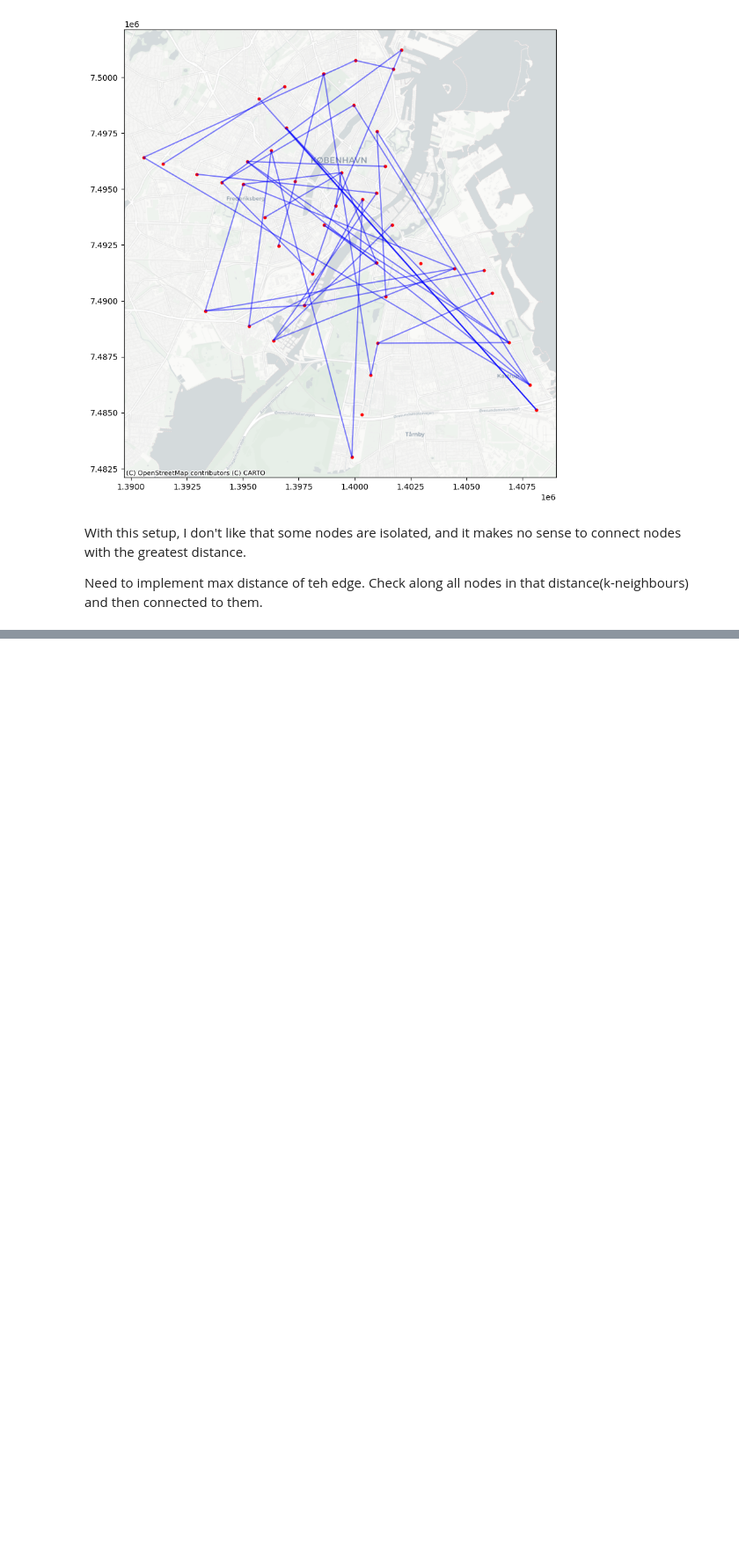
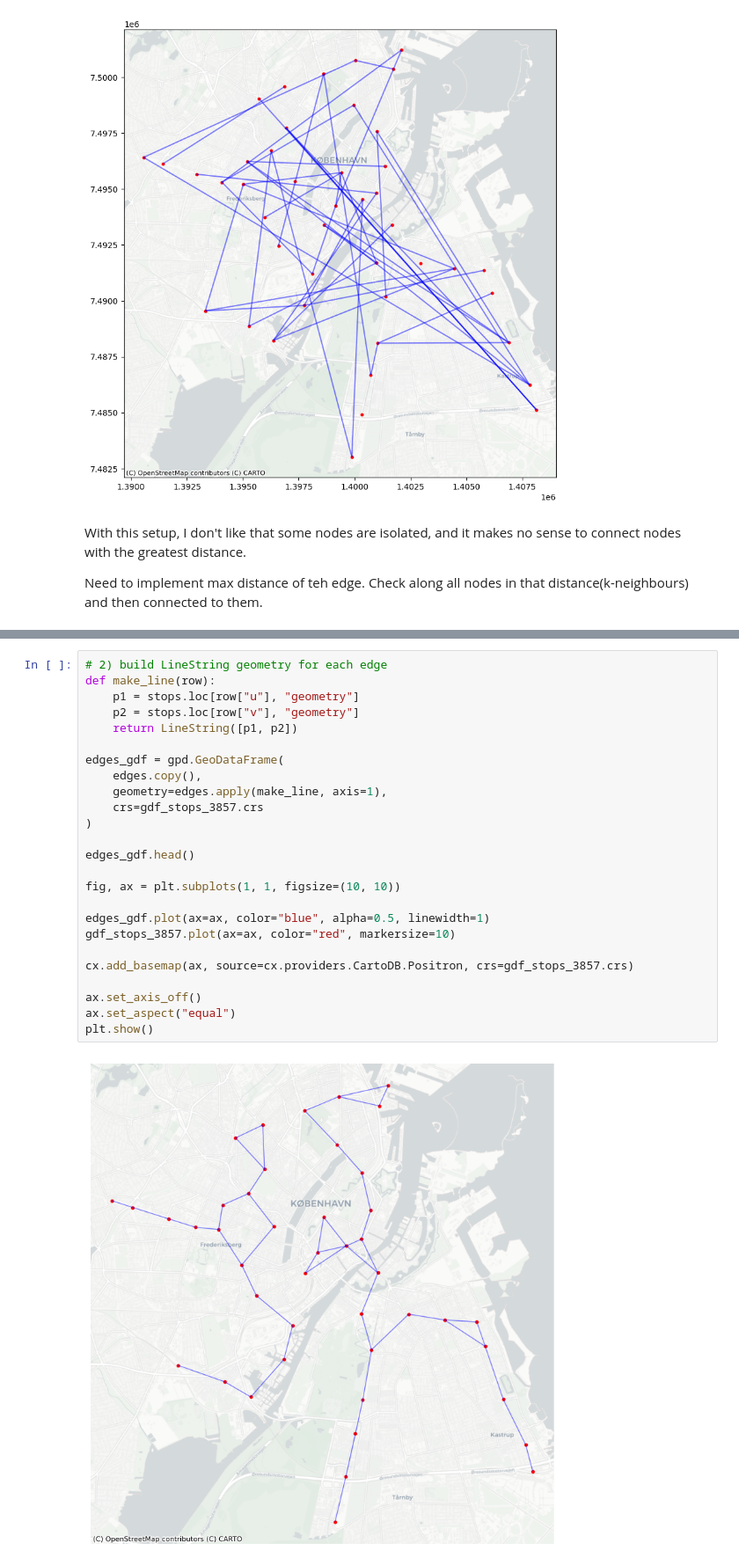
Before and after one commit to jevgbur/Genetic-algorithms-metro-optimization, a Jupyter notebook: basic_genetic/basic_genetic_Jev.ipynb, the cells around one changed output, grey strips where cells are left out. Shown at 88% size. Saved outputs shown, nothing was run; the diff lists cells and outputs as text; blank space fills up the shorter version.

Commit message:
feat: implemented an algorithm with control of the distance between the edges

```diff
--- a/basic_genetic/basic_genetic_Jev.ipynb
+++ b/basic_genetic/basic_genetic_Jev.ipynb
@@ -128,0 +214,27 @@ Check along all nodes in that distance(k-neighbours) and then connected to them.
+# %%
+# 2) build LineString geometry for each edge
+def make_line(row):
+    p1 = stops.loc[row["u"], "geometry"]
+    p2 = stops.loc[row["v"], "geometry"]
+    return LineString([p1, p2])
+
+edges_gdf = gpd.GeoDataFrame(
+    edges.copy(),
+    geometry=edges.apply(make_line, axis=1),
+    crs=gdf_stops_3857.crs
+)
+
+edges_gdf.head()
+
+fig, ax = plt.subplots(1, 1, figsize=(10, 10))
+
+edges_gdf.plot(ax=ax, color="blue", alpha=0.5, linewidth=1)
+gdf_stops_3857.plot(ax=ax, color="red", markersize=10)
+
+cx.add_basemap(ax, source=cx.providers.CartoDB.Positron, crs=gdf_stops_3857.crs)
+
+ax.set_axis_off()
+ax.set_aspect("equal")
+plt.show()
+# %% [output]
+[figure, added]
```
Also changed, not shown: parts of 2 cells of this notebook.
